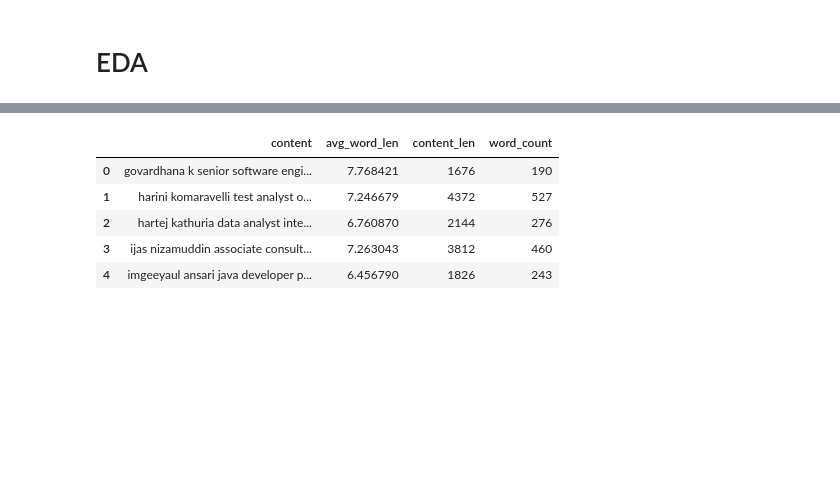
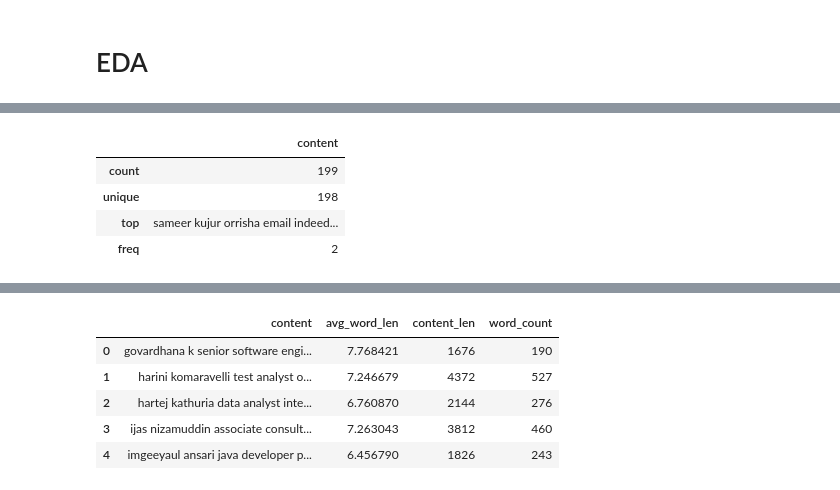
Before and after one commit to zyadalazazi/resume_extraction_team_zeros, a Jupyter notebook: NER - Resume Extraction.ipynb, the cells around one changed output, grey strips where cells are left out. Saved outputs shown, nothing was run; the diff lists cells and outputs as text; code cells hidden in the pictures; blank space fills up the shorter version.

```diff
--- a/NER - Resume Extraction.ipynb
+++ b/NER - Resume Extraction.ipynb
@@ -419,0 +446,10 @@ from num2words import num2words
+# %%
+# Description of the whole dataset.
+
+clean_resumes.describe()
+# %% [output]
+|  | content |
+| count | 199 |
+| unique | 198 |
+| top | sameer kujur orrisha email indeed... |
+| freq | 2 |
```
Also changed, not shown: parts of 30 cells of this notebook, 1 other file.
